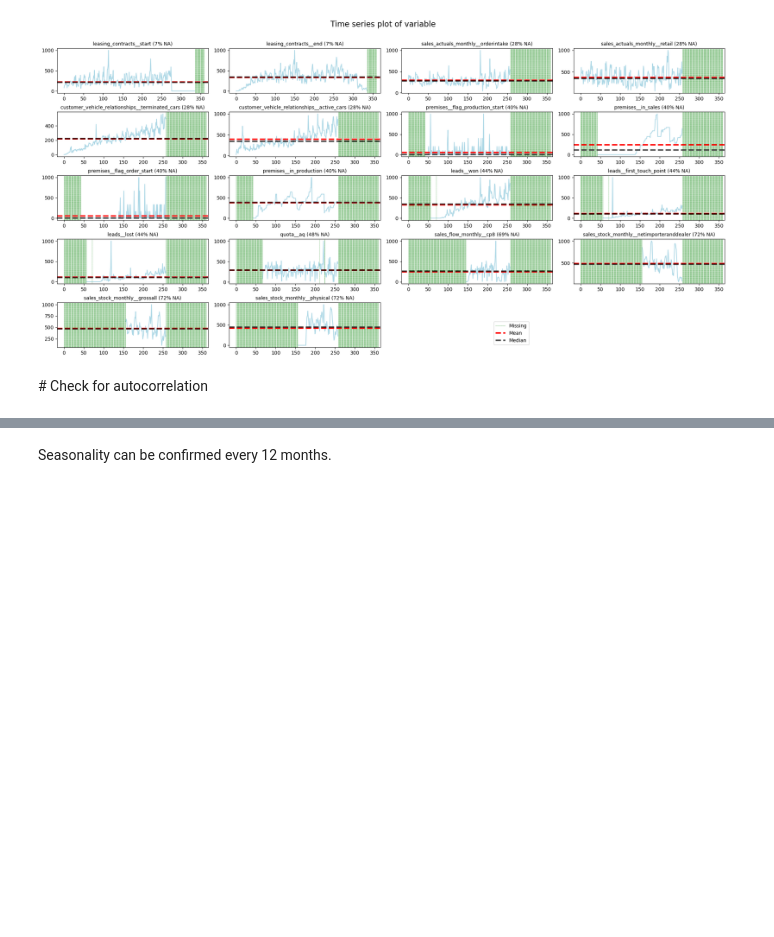
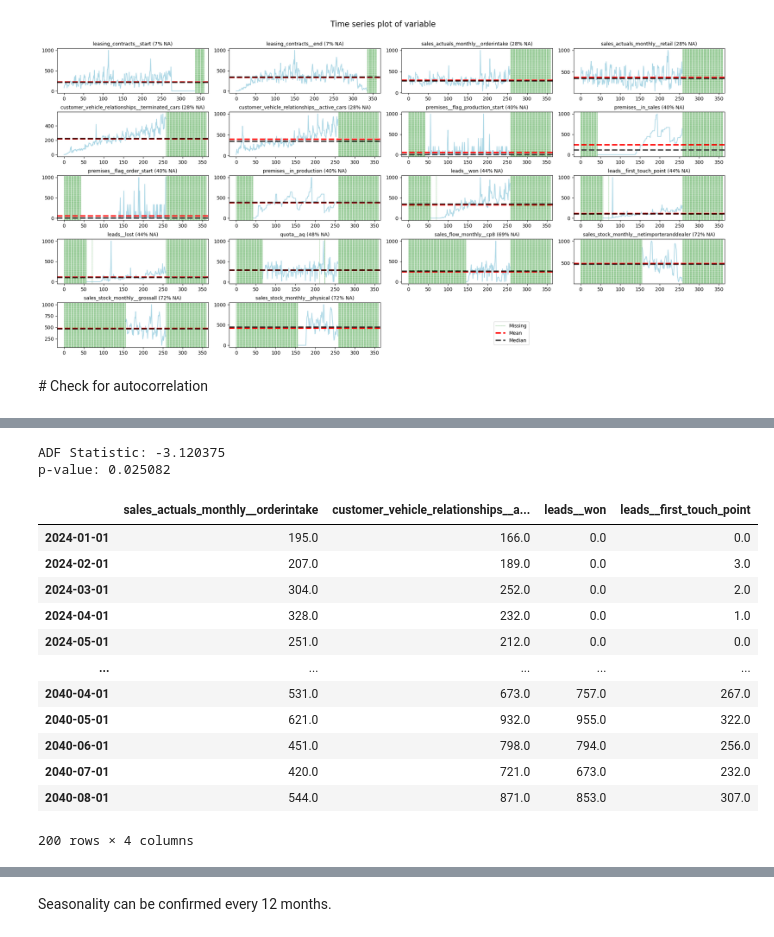
Before and after one commit to zuivu/porsche-forecast-sale, a Jupyter notebook: code/correlation.ipynb, the cells around one changed output, grey strips where cells are left out. Drawn from its saved outputs; the diff is of its cells as text; code cells hidden in the pictures; blank space fills up the shorter version.

```diff
--- a/code/correlation.ipynb
+++ b/code/correlation.ipynb
@@ -172,0 +176,9 @@ pyplot.show()
+# %%
+from statsmodels.tsa.stattools import adfuller
+from numpy import log
+result = adfuller(target.dropna())
+print('ADF Statistic: %f' % result[0])
+print('p-value: %f' % result[1])
+# %% [output]
+ADF Statistic: -3.120375
+p-value: 0.025082
@@ -172,0 +189,20 @@ pyplot.show()
+# %%
+exo_data = tiny_data.loc[:, ["sales_actuals_monthly__orderintake", "customer_vehicle_relationships__active_cars", "leads__won", "leads__first_touch_point"]].dropna(axis=0)
+start_date = '2024-01-01'
+start_date = pd.to_datetime(start_date)
+exo_data.index = pd.date_range(start=start_date, periods=len(exo_data), freq='MS')
+exo_data
+# %% [output]
+|  | sales_actuals_monthly__orderintake | customer_vehicle_relationships__a... | leads__won | leads__first_touch_point |
+| 2024-01-01 | 195.0 | 166.0 | 0.0 | 0.0 |
+| 2024-02-01 | 207.0 | 189.0 | 0.0 | 3.0 |
+| 2024-03-01 | 304.0 | 252.0 | 0.0 | 2.0 |
+| 2024-04-01 | 328.0 | 232.0 | 0.0 | 1.0 |
+| 2024-05-01 | 251.0 | 212.0 | 0.0 | 0.0 |
+| ... | ... | ... | ... | ... |
+| 2040-04-01 | 531.0 | 673.0 | 757.0 | 267.0 |
+| 2040-05-01 | 621.0 | 932.0 | 955.0 | 322.0 |
+| 2040-06-01 | 451.0 | 798.0 | 794.0 | 256.0 |
+| 2040-07-01 | 420.0 | 721.0 | 673.0 | 232.0 |
+| 2040-08-01 | 544.0 | 871.0 | 853.0 | 307.0 |
+200 rows × 4 columns
```
Also changed, not shown: parts of 9 cells of this notebook.
